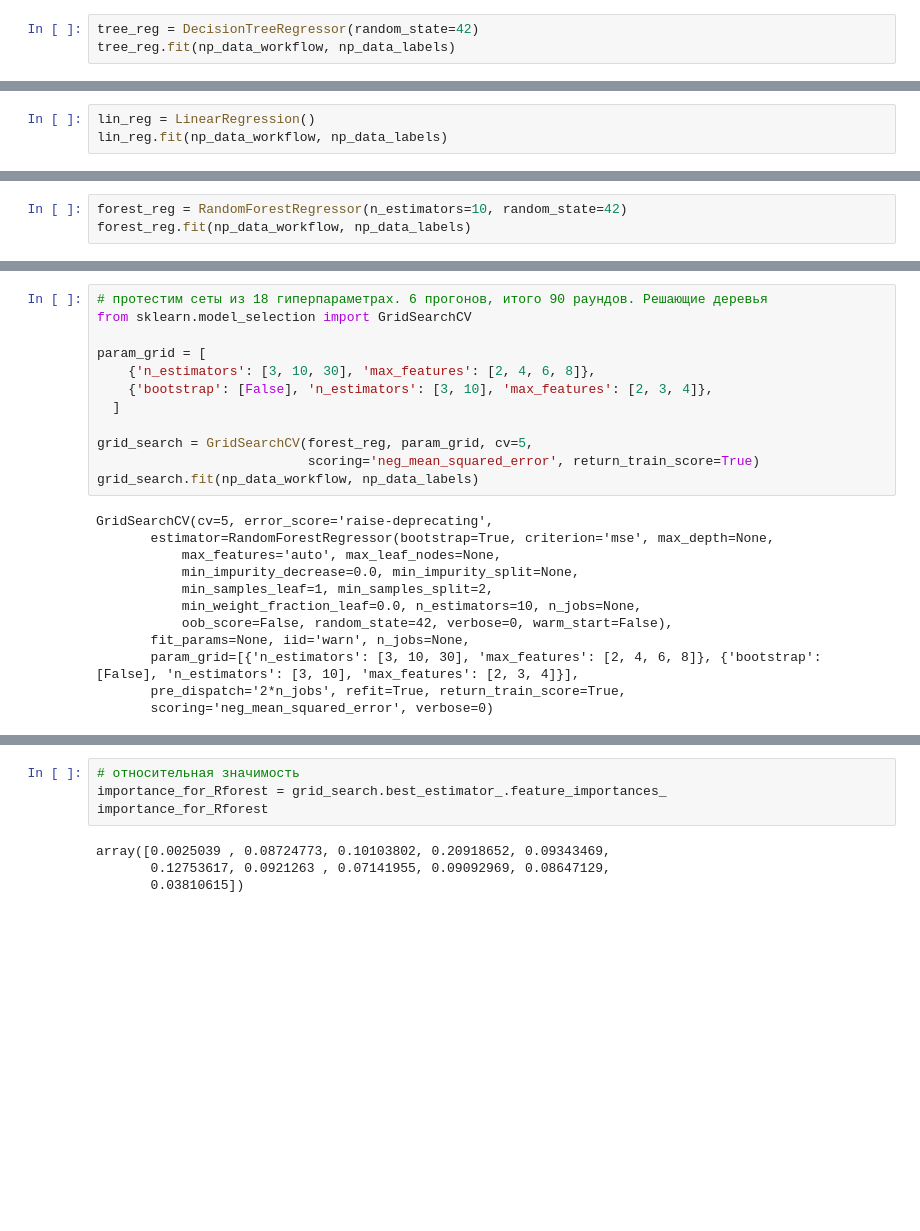
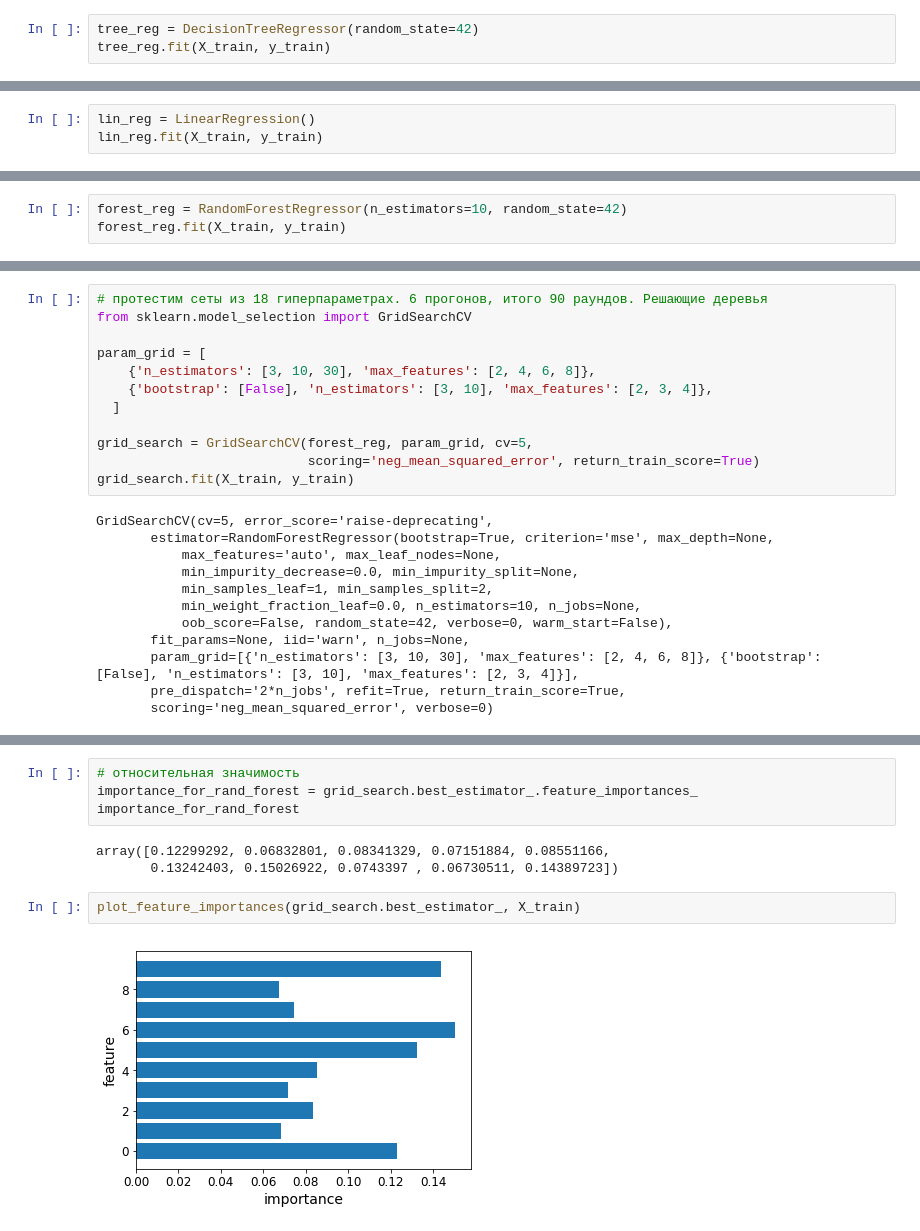
Before and after one commit to KonstantinKlepikov/mlbootcamp, a Jupyter notebook: cleaning_data.ipynb, the cells around one changed output, grey strips where cells are left out. Cells and saved outputs as stored; diff of their text form; blank space fills up the shorter version.

```diff
--- a/cleaning_data.ipynb
+++ b/cleaning_data.ipynb
@@ -121,6 +175,6 @@ def display_scores(scores):
 # %%
 tree_reg = DecisionTreeRegressor(random_state=42)
-tree_reg.fit(np_data_workflow, np_data_labels)
+tree_reg.fit(X_train, y_train)
 # %% [output]
 DecisionTreeRegressor(criterion='mse', max_depth=None, max_features=None,
            max_leaf_nodes=None, min_impurity_decrease=0.0,
@@ -151,7 +204,7 @@ max       0.397168
 dtype: float64
 # %%
 lin_reg = LinearRegression()
-lin_reg.fit(np_data_workflow, np_data_labels)
+lin_reg.fit(X_train, y_train)
 # %% [output]
 LinearRegression(copy_X=True, fit_intercept=True, n_jobs=None,
          normalize=False)
@@ -179,7 +230,7 @@ max      1.911684e-15
 dtype: float64
 # %%
 forest_reg = RandomForestRegressor(n_estimators=10, random_state=42)
-forest_reg.fit(np_data_workflow, np_data_labels)
+forest_reg.fit(X_train, y_train)
 # %% [output]
 RandomForestRegressor(bootstrap=True, criterion='mse', max_depth=None,
            max_features='auto', max_leaf_nodes=None,
@@ -219,7 +269,7 @@ param_grid = [
 
 grid_search = GridSearchCV(forest_reg, param_grid, cv=5,
                            scoring='neg_mean_squared_error', return_train_score=True)
-grid_search.fit(np_data_workflow, np_data_labels)
+grid_search.fit(X_train, y_train)
 # %% [output]
 GridSearchCV(cv=5, error_score='raise-deprecating',
        estimator=RandomForestRegressor(bootstrap=True, criterion='mse', max_depth=None,
@@ -271,8 +321,11 @@ for mean_score, params in zip(cvres["mean_test_score"], cvres["params"]):
 # %%
 # относительная значимость
-importance_for_Rforest = grid_search.best_estimator_.feature_importances_
-importance_for_Rforest
+importance_for_rand_forest = grid_search.best_estimator_.feature_importances_
+importance_for_rand_forest
 # %% [output]
-array([0.0025039 , 0.08724773, 0.10103802, 0.20918652, 0.09343469,
-       0.12753617, 0.0921263 , 0.07141955, 0.09092969, 0.08647129,
-       0.03810615])
+array([0.12299292, 0.06832801, 0.08341329, 0.07151884, 0.08551166,
+       0.13242403, 0.15026922, 0.0743397 , 0.06730511, 0.14389723])
+# %%
+plot_feature_importances(grid_search.best_estimator_, X_train)
+# %% [output]
+[figure, added]
```
Also changed, not shown: parts of 48 cells of this notebook, 1 other file.
